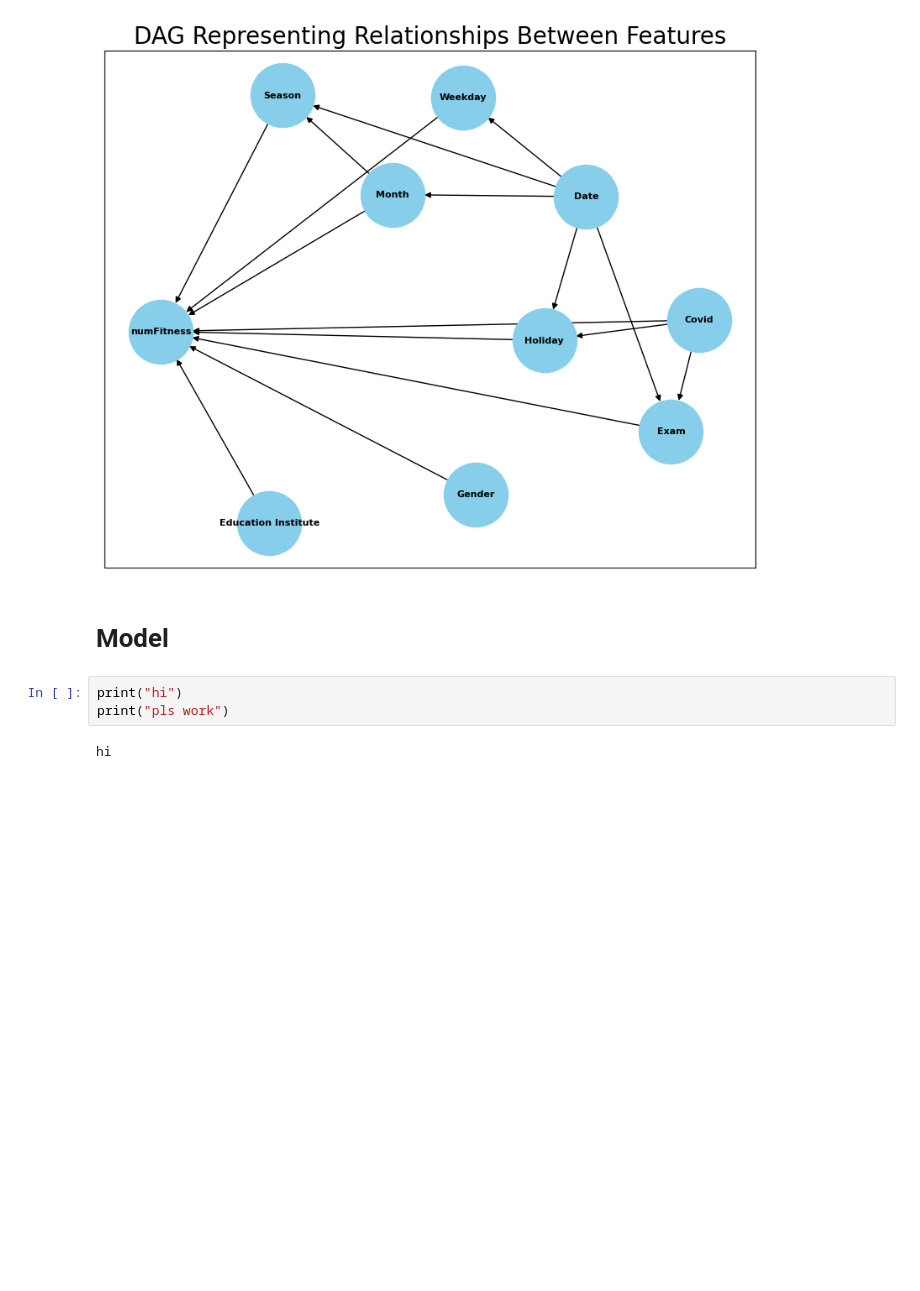
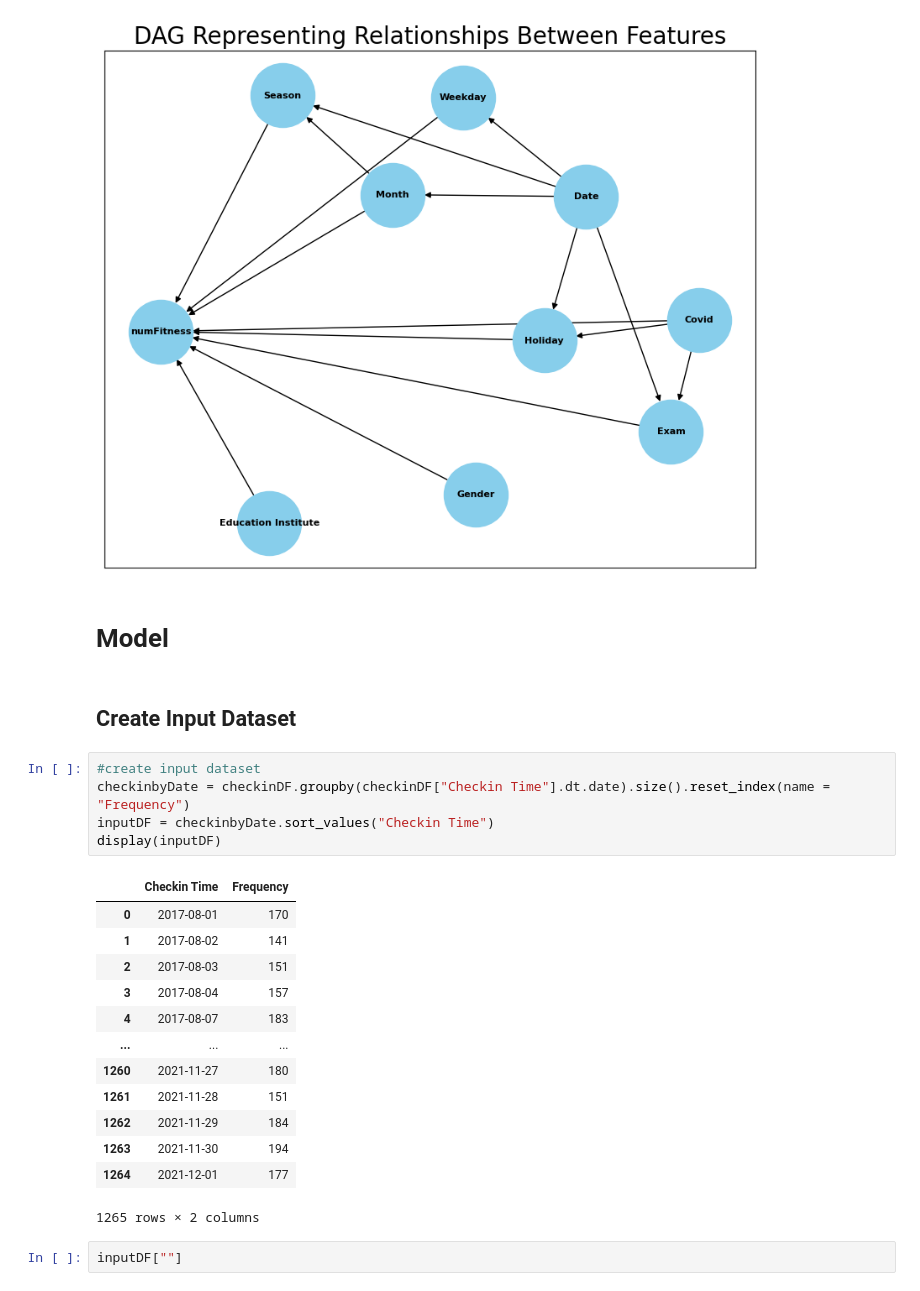
Before and after one commit to mingming2-alya/Business-Analyzing-with-ACLO, a Jupyter notebook: ACLO/ACLO.ipynb, the cells around one changed output. Drawn from its saved outputs; the diff is of its cells as text; blank space fills up the shorter version.

Commit message:
inputDF

```diff
--- a/ACLO/ACLO.ipynb
+++ b/ACLO/ACLO.ipynb
@@ -1388,8 +1387,26 @@ dag.add_edges_from(edges)
 [figure]
 # %% [markdown]
 # Model
+# %% [markdown]
+## Create Input Dataset
 # %%
-print("hi")
-print("pls work")
+#create input dataset
+checkinbyDate = checkinDF.groupby(checkinDF["Checkin Time"].dt.date).size().reset_index(name = "Frequency")
+inputDF = checkinbyDate.sort_values("Checkin Time")
+display(inputDF)
 # %% [output]
+|  | Checkin Time | Frequency |
+| 0 | 2017-08-01 | 170 |
+| 1 | 2017-08-02 | 141 |
+| 2 | 2017-08-03 | 151 |
+| 3 | 2017-08-04 | 157 |
+| 4 | 2017-08-07 | 183 |
+| ... | ... | ... |
+| 1260 | 2021-11-27 | 180 |
+| 1261 | 2021-11-28 | 151 |
+| 1262 | 2021-11-29 | 184 |
+| 1263 | 2021-11-30 | 194 |
+| 1264 | 2021-12-01 | 177 |
-hi
+1265 rows × 2 columns
+# %%
+inputDF[""]
```
Also changed, not shown: parts of 11 cells of this notebook.
